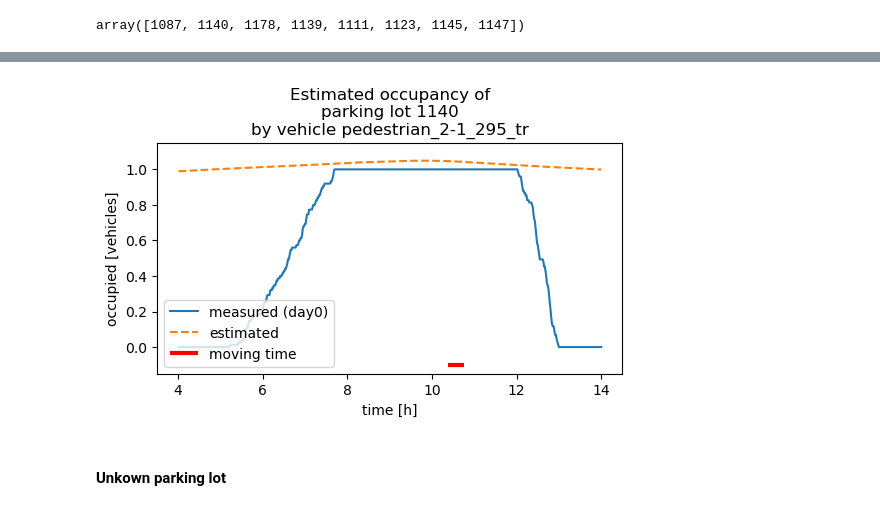
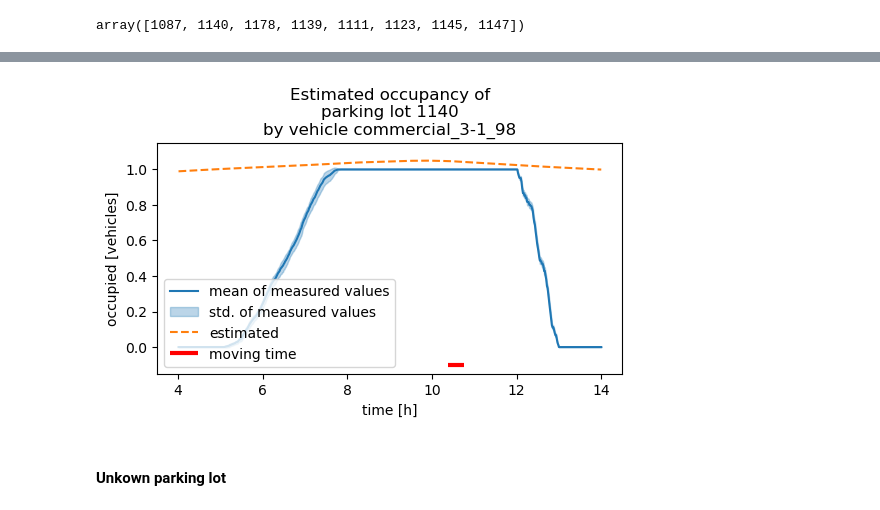
Before and after one commit to alelevente/sumo_sec, a Jupyter notebook: 03_src/06_individual.ipynb, the cells around one changed output, grey strips where cells are left out. Drawn from its saved outputs; the diff is of its cells as text; code cells hidden in the pictures.

```diff
--- a/03_src/06_individual.ipynb
+++ b/03_src/06_individual.ipynb
@@ -193,7 +180,8 @@ MAX_T = 46800
 MEAN = 0.59
 STD = 0.35302
 # %%
-def draw_parking(parking_id, nn, title=None, filename=None):
+def draw_parking(parking_id, p_lot_occup_mean,
+                 p_lot_occup_std, nn, title=None, filename=None):
     test_t = np.arange(14400, 50400, 60)
     test_t = utils.normalize(test_t, MIN_T, MAX_T)
 
@@ -206,11 +194,14 @@ def draw_parking(parking_id, nn, title=None, filename=None):
     output = nn.model.predict(test_d)
     output = utils.de_standardize(output, MEAN, STD)
 
-    p_lot = nominals[nominals["ids"] == parking_id]
-    p_lot_occup = p_lot.groupby("timestamp")["percentage"].mean()
+    #p_lot = nominals[nominals["ids"] == parking_id]
+    #p_lot_occup = p_lot.groupby("timestamp")["percentage"].mean()
     fig, ax = plt.subplots(figsize=(6, 3))
-    ax.plot(p_lot_occup.index/(60*60), p_lot_occup, label="measured (day0)")
-    ax.plot(p_lot_occup.index/(60*60), output, "--", label="estimated")
+    ax.plot(p_lot_occup_mean.index/(60*60), p_lot_occup_mean, label="mean of measured values")
+    plt.fill_between(p_lot_occup_mean.index/(60*60), p_lot_occup_mean-p_lot_occup_std,
+                 p_lot_occup_mean+p_lot_occup_std, alpha=0.3, color="tab:blue",
+                 label="std. of measured values")
+    ax.plot(p_lot_occup_mean.index/(60*60), output, "--", label="estimated")
     ax.set_xlabel("time [h]")
     ax.set_ylabel("occupied [vehicles]")
     ax.legend(loc=3)
@@ -253,3 +226,6 @@ known_lots
 array([1087, 1140, 1178, 1139, 1111, 1123, 1145, 1147])
 # %%
 lot = 1140
+# %%
+oracle = pd.read_csv("../02_data/oracle.csv")
+oracle
@@ -256,5 +246,11 @@ lot = 1140
+# %%
+p_lot = oracle[oracle["ids"] == lot]
+p_lot_occup_mean = p_lot.groupby("timestamp")["percentage"].mean()
+p_lot_occup_std = p_lot.groupby("timestamp")["percentage"].std()
+# %%
+vehicle_id = "commercial_3-1_98"
 # %%
-fig, ax = draw_parking(lot, nn,
+fig, ax = draw_parking(lot, p_lot_occup_mean, p_lot_occup_std, nn,
              "Estimated occupancy of\nparking lot %d\nby vehicle %s"%(lot, vehicle_id))
 ax.hlines(y=-0.1, xmin=moving_time[0]-.125, xmax=moving_time[1]+.125,
            color="r", linewidth=3, label="moving time", ls="-")
@@ -266,4 +262,4 @@ plt.savefig("../05_doc/img/estim_ind_%d_%s"%(lot, vehicle_id))
-[figure, old version]
+[figure, new version]
 # %% [markdown]
 #### Unkown parking lot
 # %%
```
Also changed, not shown: parts of 6 cells of this notebook, 5 other files.
